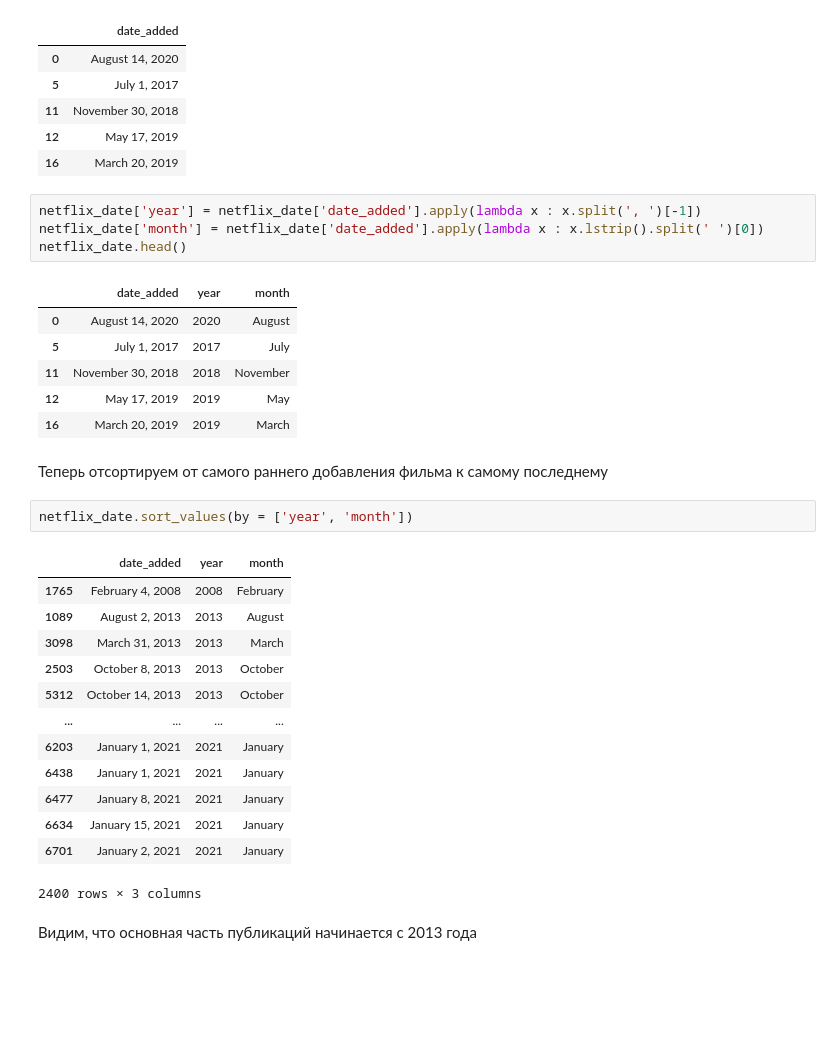
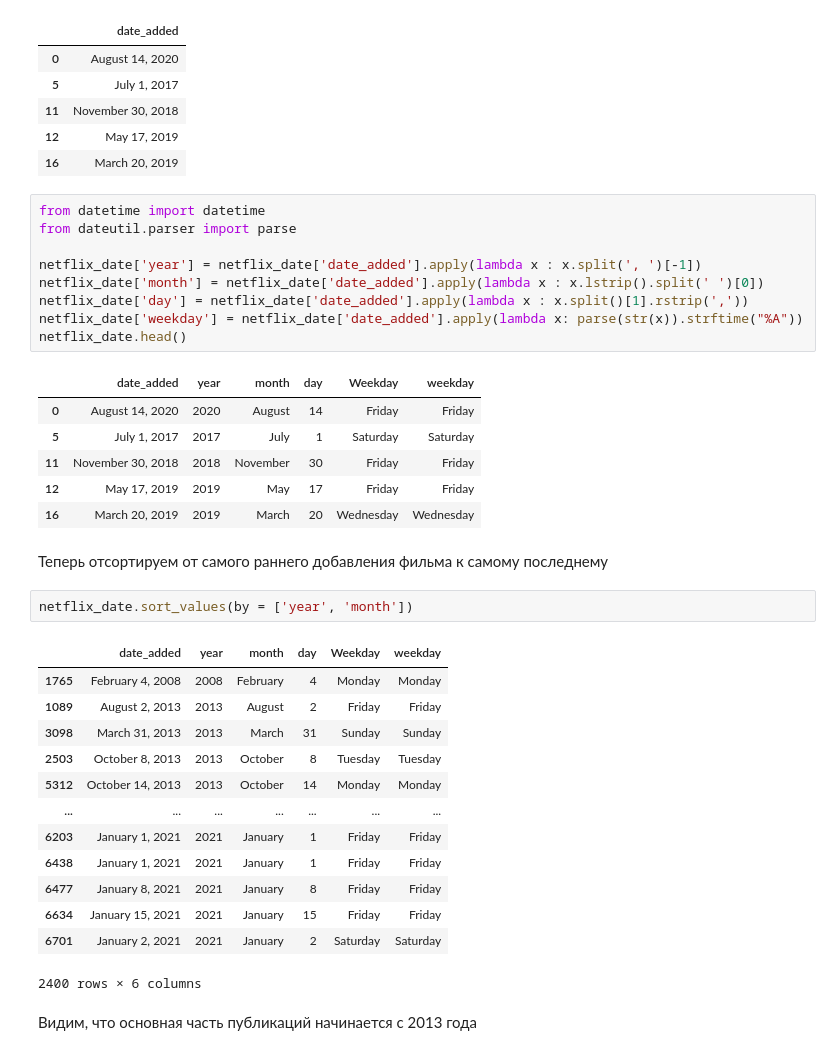
Before and after one commit to AlexaZebra/Coursework, a Jupyter notebook: EDA_Netflix.ipynb, the cells around one changed output. Drawn from its saved outputs; the diff is of its cells as text; blank space fills up the shorter version.

```diff
--- a/EDA_Netflix.ipynb
+++ b/EDA_Netflix.ipynb
@@ -140,34 +146,39 @@ netflix_date.head()
 | 12 | May 17, 2019 |
 | 16 | March 20, 2019 |
 # %%
+from datetime import datetime
+from dateutil.parser import parse
+
 netflix_date['year'] = netflix_date['date_added'].apply(lambda x : x.split(', ')[-1])
 netflix_date['month'] = netflix_date['date_added'].apply(lambda x : x.lstrip().split(' ')[0])
+netflix_date['day'] = netflix_date['date_added'].apply(lambda x : x.split()[1].rstrip(','))
+netflix_date['weekday'] = netflix_date['date_added'].apply(lambda x: parse(str(x)).strftime("%A"))
 netflix_date.head()
 # %% [output]
-|  | date_added | year | month |
-| 0 | August 14, 2020 | 2020 | August |
-| 5 | July 1, 2017 | 2017 | July |
-| 11 | November 30, 2018 | 2018 | November |
-| 12 | May 17, 2019 | 2019 | May |
-| 16 | March 20, 2019 | 2019 | March |
+|  | date_added | year | month | day | Weekday | weekday |
+| 0 | August 14, 2020 | 2020 | August | 14 | Friday | Friday |
+| 5 | July 1, 2017 | 2017 | July | 1 | Saturday | Saturday |
+| 11 | November 30, 2018 | 2018 | November | 30 | Friday | Friday |
+| 12 | May 17, 2019 | 2019 | May | 17 | Friday | Friday |
+| 16 | March 20, 2019 | 2019 | March | 20 | Wednesday | Wednesday |
 # %% [markdown]
 Теперь отсортируем от самого раннего добавления фильма к самому последнему
 # %%
 netflix_date.sort_values(by = ['year', 'month'])
 # %% [output]
-|  | date_added | year | month |
-| 1765 | February 4, 2008 | 2008 | February |
-| 1089 | August 2, 2013 | 2013 | August |
-| 3098 | March 31, 2013 | 2013 | March |
-| 2503 | October 8, 2013 | 2013 | October |
-| 5312 | October 14, 2013 | 2013 | October |
-| ... | ... | ... | ... |
-| 6203 | January 1, 2021 | 2021 | January |
-| 6438 | January 1, 2021 | 2021 | January |
-| 6477 | January 8, 2021 | 2021 | January |
-| 6634 | January 15, 2021 | 2021 | January |
-| 6701 | January 2, 2021 | 2021 | January |
+|  | date_added | year | month | day | Weekday | weekday |
+| 1765 | February 4, 2008 | 2008 | February | 4 | Monday | Monday |
+| 1089 | August 2, 2013 | 2013 | August | 2 | Friday | Friday |
+| 3098 | March 31, 2013 | 2013 | March | 31 | Sunday | Sunday |
+| 2503 | October 8, 2013 | 2013 | October | 8 | Tuesday | Tuesday |
+| 5312 | October 14, 2013 | 2013 | October | 14 | Monday | Monday |
+| ... | ... | ... | ... | ... | ... | ... |
+| 6203 | January 1, 2021 | 2021 | January | 1 | Friday | Friday |
+| 6438 | January 1, 2021 | 2021 | January | 1 | Friday | Friday |
+| 6477 | January 8, 2021 | 2021 | January | 8 | Friday | Friday |
+| 6634 | January 15, 2021 | 2021 | January | 15 | Friday | Friday |
+| 6701 | January 2, 2021 | 2021 | January | 2 | Saturday | Saturday |
-2400 rows × 3 columns
+2400 rows × 6 columns
 # %% [markdown]
 Видим, что основная часть публикаций начинается с 2013 года
 # %% [markdown]
```
Also changed, not shown: parts of 10 cells of this notebook.
